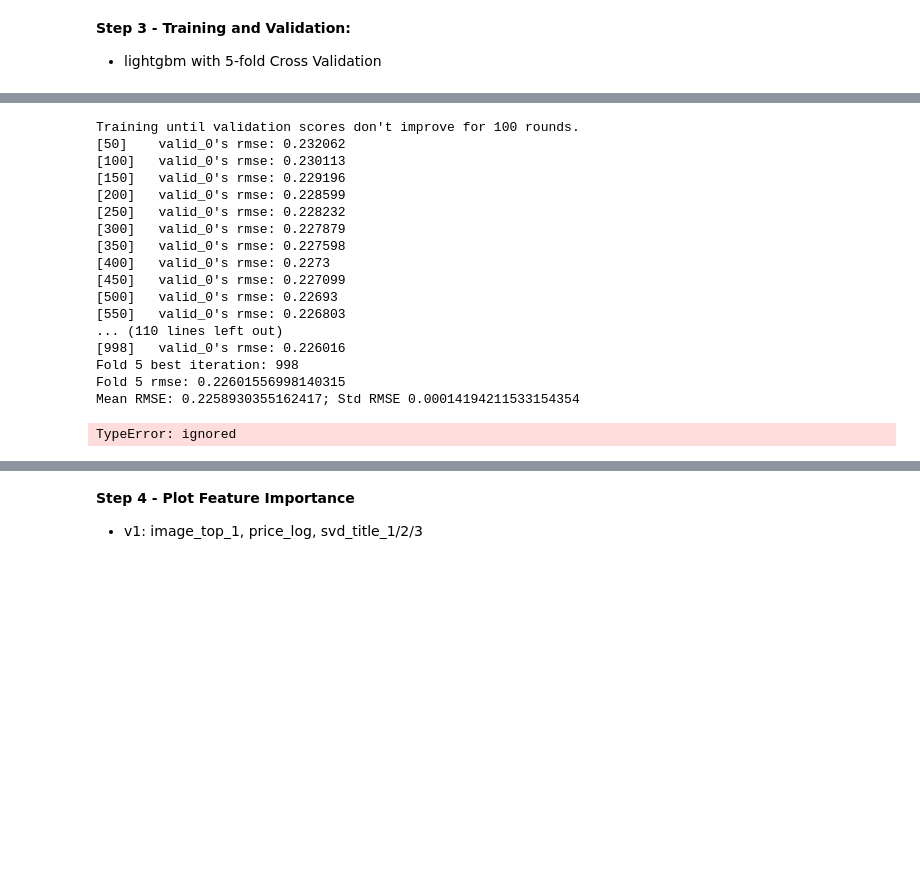
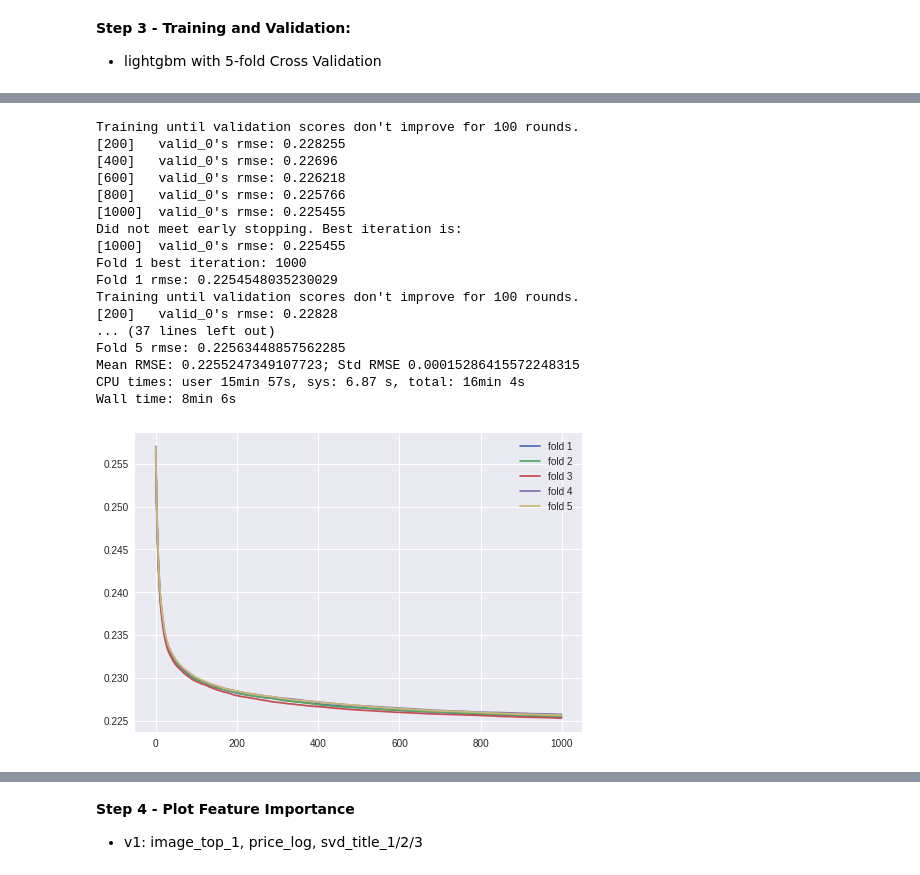
Before and after one commit to cxl923cc/Avito, a Jupyter notebook: Avito_Pipeline.ipynb, the cells around one changed output, grey strips where cells are left out. Drawn from its saved outputs; the diff is of its cells as text; code cells hidden in the pictures; blank space fills up the shorter version.

Commit message:
Correct implementation of lightgbm to make prediction on test

```diff
--- a/Avito_Pipeline.ipynb
+++ b/Avito_Pipeline.ipynb
@@ -352,23 +231,28 @@ stopWords
 def text_f(ngram_min, ngram_max, num_SVD, textcol, train_df, test_df):
     tfidf_vec = TfidfVectorizer(ngram_range=(ngram_min,ngram_max), stop_words = stopWords)
 
-    train_df[textcol] = train_df[textcol].fillna('_NA_')
-    test_df[textcol] = test_df[textcol].fillna('_NA_')
+    train_df[textcol] = train_df[textcol].fillna('NA')
+    test_df[textcol] = test_df[textcol].fillna('NA')
 
-    train_tfidf = tfidf_vec.fit_transform(train_df[textcol].values.tolist())
+    #Use Kernel's method to create vectorizor based on train and test combined
+    full_tfidf = tfidf_vec.fit_transform(train_df[textcol].values.tolist() + test_df[textcol].values.tolist())
+    train_tfidf = tfidf_vec.transform(train_df[textcol].values.tolist())
     test_tfidf = tfidf_vec.transform(test_df[textcol].values.tolist())
 
     ### SVD Components ###
     n_comp = num_SVD
     svd_obj = TruncatedSVD(n_components=n_comp, algorithm='arpack')
-    svd_obj.fit(train_tfidf)
+    svd_obj.fit(full_tfidf)
+
+    print(textcol, ' svd explained variance_ratio is : ', svd_obj.explained_variance_ratio_.sum())
+
     train_svd = pd.DataFrame(svd_obj.transform(train_tfidf))
     test_svd = pd.DataFrame(svd_obj.transform(test_tfidf))
     train_svd.columns = ['svd_'+textcol+'_'+str(i+1) for i in range(n_comp)]
     test_svd.columns = ['svd_'+textcol+'_'+str(i+1) for i in range(n_comp)]
     train_df = pd.concat([train_df, train_svd], axis=1)
     test_df = pd.concat([test_df, test_svd], axis=1)
-    del train_tfidf, test_tfidf, train_svd, test_svd
+    del full_tfidf, train_tfidf, test_tfidf, train_svd, test_svd
     return train_df, test_df
 train_df, test_df = text_f(1, 1, 3, 'title', train_df, test_df)
 train_df, test_df = text_f(1, 1, 3, 'description', train_df, test_df)
@@ -451,12 +264,12 @@ Name: dayofmonth, dtype: int64
 # %%
-#Specify the features
-tabular_cols = ['flag_price_missing', 'price_log']
-time_cols = ['weekday', 'dayofmonth']
-encode_cols = ['region', 'city', 'parent_category_name', 'category_name', 'item_seq_number', 'user_type']
-text_cols = ['svd_title_1', 'svd_title_2', 'svd_title_3', 'svd_description_1', 'svd_description_2', 'svd_description_3', "param_1", "param_2", "param_3"]
-image_cols = ['image_top_1', 'flag_image_missing']
+#Specify the features for CV
+tabular_cols = ['price_log', 'title_nwords', 'desc_nwords', 'item_seq_number']
+time_cols = ['weekday']
+encode_cols = ['region', 'city', 'parent_category_name', 'category_name','user_type', 'param_1', 'param_2', 'param_3']
+text_cols = ['svd_title_1', 'svd_title_2', 'svd_title_3', 'svd_description_pn_1', 'svd_description_pn_2', 'svd_description_pn_3']
+image_cols = ['image_top_1']
 
 select_cols = tabular_cols + time_cols + encode_cols + text_cols + image_cols
-
-train_df[select_cols].info()
+print(len(select_cols), 'features used')
+#train_df[select_cols].info()
 # %% [output]
@@ -480,5 +277,6 @@ memory usage: 292.3 MB
 # %%
 #Specify the parameters
+%%time
 params = {
     "objective" : "regression",
     "metric" : "rmse",
@@ -498,50 +296,50 @@ from sklearn.cross_validation import KFold
 
 def run_kfold(k, X_all, y_all, max_iteration, early_stop_iteration):
     kf = KFold(train_df.shape[0], n_folds=k)
     outcomes = []
     eval_summary = []
     fold = 0
     for train_index, valid_index in kf:
         fold += 1
         X_train, X_valid = X_all.values[train_index], X_all.values[valid_index]
         y_train, y_valid = y_all.values[train_index], y_all.values[valid_index]
         lgtrain = lgb.Dataset(X_train, label=y_train)
         lgval = lgb.Dataset(X_valid, label=y_valid)
         evals_result = {}
-        model = lgb.train(params, lgtrain, max_iteration, valid_sets=[lgval], early_stopping_rounds=early_stop_iteration, verbose_eval=50, evals_result=evals_result)
+        model = lgb.train(params, lgtrain, max_iteration, valid_sets=[lgval], early_stopping_rounds=early_stop_iteration, verbose_eval=200, evals_result=evals_result)
         print("Fold {0} best iteration: {1}".format(fold, model.best_iteration))
 
         rmse = np.sqrt(metrics.mean_squared_error(y_valid, model.predict(X_valid, num_iteration=model.best_iteration)))
         print("Fold {0} rmse: {1}".format(fold, rmse))
 
         outcomes.append(rmse)
-        eval_summary.append(evals_result)
+        eval_summary.append(evals_result['valid_0']['rmse'])
 
     mean_outcome = np.mean(outcomes)
     std_outcome = np.std(outcomes)
     print("Mean RMSE: {0}; Std RMSE {1}".format(mean_outcome, std_outcome))
     return eval_summary
 
     #return model, evals_result
 
 eval_summary = run_kfold(k = 5, X_all = train_df[select_cols], y_all = train_df['deal_probability'], max_iteration = 1000, early_stop_iteration = 100)
-#pd.DataFrame(dict(zip(['fold 0', 'fold 1', 'fold 2', 'fold 3', 'fold 4'], eval_summary))).plot.line()
+pd.DataFrame(dict(zip(['fold 1', 'fold 2', 'fold 3', 'fold 4', 'fold 5'], eval_summary))).plot.line()
 # %% [output]
 Training until validation scores don't improve for 100 rounds.
-[50]    valid_0's rmse: 0.232062
-[100]   valid_0's rmse: 0.230113
-[150]   valid_0's rmse: 0.229196
-[200]   valid_0's rmse: 0.228599
-[250]   valid_0's rmse: 0.228232
-[300]   valid_0's rmse: 0.227879
-[350]   valid_0's rmse: 0.227598
-[400]   valid_0's rmse: 0.2273
-[450]   valid_0's rmse: 0.227099
-[500]   valid_0's rmse: 0.22693
-[550]   valid_0's rmse: 0.226803
-... (110 lines left out)
-[998]   valid_0's rmse: 0.226016
-Fold 5 best iteration: 998
-Fold 5 rmse: 0.22601556998140315
-Mean RMSE: 0.2258930355162417; Std RMSE 0.00014194211533154354
+[200]   valid_0's rmse: 0.228255
+[400]   valid_0's rmse: 0.22696
+[600]   valid_0's rmse: 0.226218
+[800]   valid_0's rmse: 0.225766
+[1000]  valid_0's rmse: 0.225455
+Did not meet early stopping. Best iteration is:
+[1000]  valid_0's rmse: 0.225455
+Fold 1 best iteration: 1000
+Fold 1 rmse: 0.2254548035230029
+Training until validation scores don't improve for 100 rounds.
+[200]   valid_0's rmse: 0.22828
+... (37 lines left out)
+Fold 5 rmse: 0.22563448857562285
+Mean RMSE: 0.2255247349107723; Std RMSE 0.00015286415572248315
+CPU times: user 15min 57s, sys: 6.87 s, total: 16min 4s
+Wall time: 8min 6s
-TypeError: ignored
+[figure, added]
```
Also changed, not shown: parts of 32 cells of this notebook.
